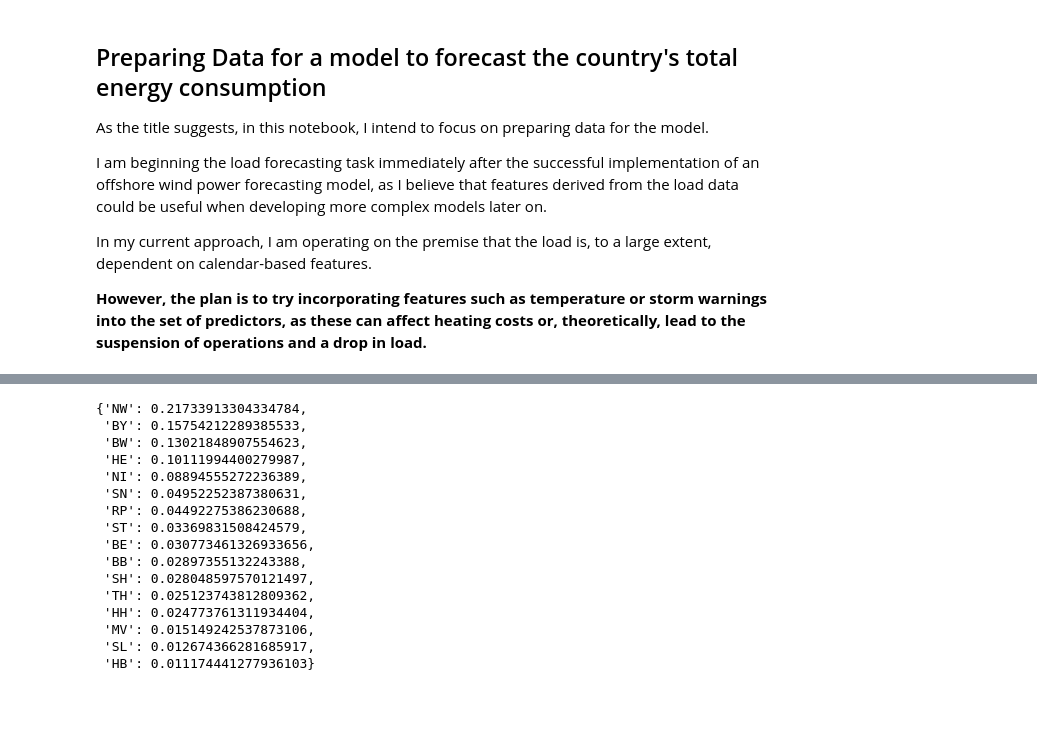
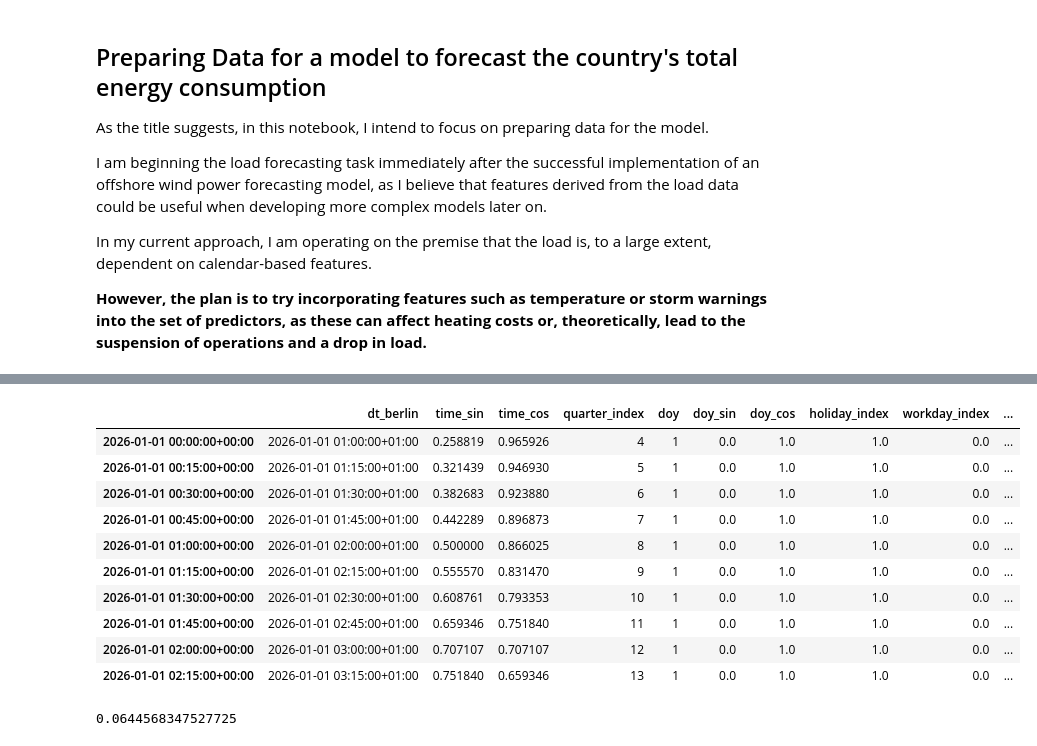
Before and after one commit to anatolii-me/DE-DayAhead-PowerForecast, a Jupyter notebook: notebooks/research_load_model/1_data_preparation.ipynb, the cells around one changed output, grey strips where cells are left out. Drawn from its saved outputs; the diff is of its cells as text; code cells hidden in the pictures; blank space fills up the shorter version.

```diff
--- a/notebooks/research_load_model/1_data_preparation.ipynb
+++ b/notebooks/research_load_model/1_data_preparation.ipynb
@@ -100,47 +184,18 @@ df.sample(5)
-# %%
-# Information taken from:
-# Monitoringbericht 2025 - Monitoringbericht gemäß § 63 Abs. 3 i. V. m. § 35 EnWG und § 48 Abs. 3 i. V. m. § 53 Abs. 3 GWB
-# https://data.bundesnetzagentur.de/Bundesnetzagentur/SharedDocs/Mediathek/Monitoringberichte/MonitoringberichtEnergie2025.pdf
-# Pages 96-97
-# Consumption volumes (TWh) by states at the VNB level for 2024 (Bundesnetzagentur)
-consumption_twh = {
-    'NW': 86.94,  # Nordrhein-Westfalen
-    'BY': 63.02,  # Bayern
-    'BW': 52.09,  # Baden-Württemberg
-    'HE': 40.45,  # Hessen
-    'NI': 35.58,  # Niedersachsen
-    'SN': 19.81,  # Sachsen
-    'RP': 17.97,  # Rheinland-Pfalz
-    'ST': 13.48,  # Sachsen-Anhalt
-    'BE': 12.31,  # Berlin
-    'BB': 11.59,  # Brandenburg
-    'SH': 11.22,  # Schleswig-Holstein
-    'TH': 10.05,  # Thüringen
-    'HH': 9.91,   # Hamburg
-    'MV': 6.06,   # Mecklenburg-Vorpommern
-    'SL': 5.07,   # Saarland
-    'HB': 4.47    # Bremen
-}
-
-# Normalizing the consumption volumes to get weights for each state
-total_twh = sum(consumption_twh.values())
-state_weights = {state: val / total_twh for state, val in consumption_twh.items()}
-
-state_weights
-# %% [output]
-{'NW': 0.21733913304334784,
- 'BY': 0.15754212289385533,
- 'BW': 0.13021848907554623,
- 'HE': 0.10111994400279987,
- 'NI': 0.08894555272236389,
- 'SN': 0.04952252387380631,
- 'RP': 0.04492275386230688,
- 'ST': 0.03369831508424579,
- 'BE': 0.030773461326933656,
- 'BB': 0.02897355132243388,
- 'SH': 0.028048597570121497,
- 'TH': 0.025123743812809362,
- 'HH': 0.024773761311934404,
- 'MV': 0.015149242537873106,
- 'SL': 0.012674366281685917,
- 'HB': 0.011174441277936103}
+# %%
+df.head(10)
+# %% [output]
+|  | dt_berlin | time_sin | time_cos | quarter_index | doy | doy_sin | doy_cos | holiday_index | workday_index | ... |
+| 2026-01-01 00:00:00+00:00 | 2026-01-01 01:00:00+01:00 | 0.258819 | 0.965926 | 4 | 1 | 0.0 | 1.0 | 1.0 | 0.0 | ... |
+| 2026-01-01 00:15:00+00:00 | 2026-01-01 01:15:00+01:00 | 0.321439 | 0.946930 | 5 | 1 | 0.0 | 1.0 | 1.0 | 0.0 | ... |
+| 2026-01-01 00:30:00+00:00 | 2026-01-01 01:30:00+01:00 | 0.382683 | 0.923880 | 6 | 1 | 0.0 | 1.0 | 1.0 | 0.0 | ... |
+| 2026-01-01 00:45:00+00:00 | 2026-01-01 01:45:00+01:00 | 0.442289 | 0.896873 | 7 | 1 | 0.0 | 1.0 | 1.0 | 0.0 | ... |
+| 2026-01-01 01:00:00+00:00 | 2026-01-01 02:00:00+01:00 | 0.500000 | 0.866025 | 8 | 1 | 0.0 | 1.0 | 1.0 | 0.0 | ... |
+| 2026-01-01 01:15:00+00:00 | 2026-01-01 02:15:00+01:00 | 0.555570 | 0.831470 | 9 | 1 | 0.0 | 1.0 | 1.0 | 0.0 | ... |
+| 2026-01-01 01:30:00+00:00 | 2026-01-01 02:30:00+01:00 | 0.608761 | 0.793353 | 10 | 1 | 0.0 | 1.0 | 1.0 | 0.0 | ... |
+| 2026-01-01 01:45:00+00:00 | 2026-01-01 02:45:00+01:00 | 0.659346 | 0.751840 | 11 | 1 | 0.0 | 1.0 | 1.0 | 0.0 | ... |
+| 2026-01-01 02:00:00+00:00 | 2026-01-01 03:00:00+01:00 | 0.707107 | 0.707107 | 12 | 1 | 0.0 | 1.0 | 1.0 | 0.0 | ... |
+| 2026-01-01 02:15:00+00:00 | 2026-01-01 03:15:00+01:00 | 0.751840 | 0.659346 | 13 | 1 | 0.0 | 1.0 | 1.0 | 0.0 | ... |
+# %%
+len(df[df['weighted_holiday'] > 0])/len(df)
+# %% [output]
+0.0644568347527725
```
Also changed, not shown: parts of 11 cells of this notebook.
